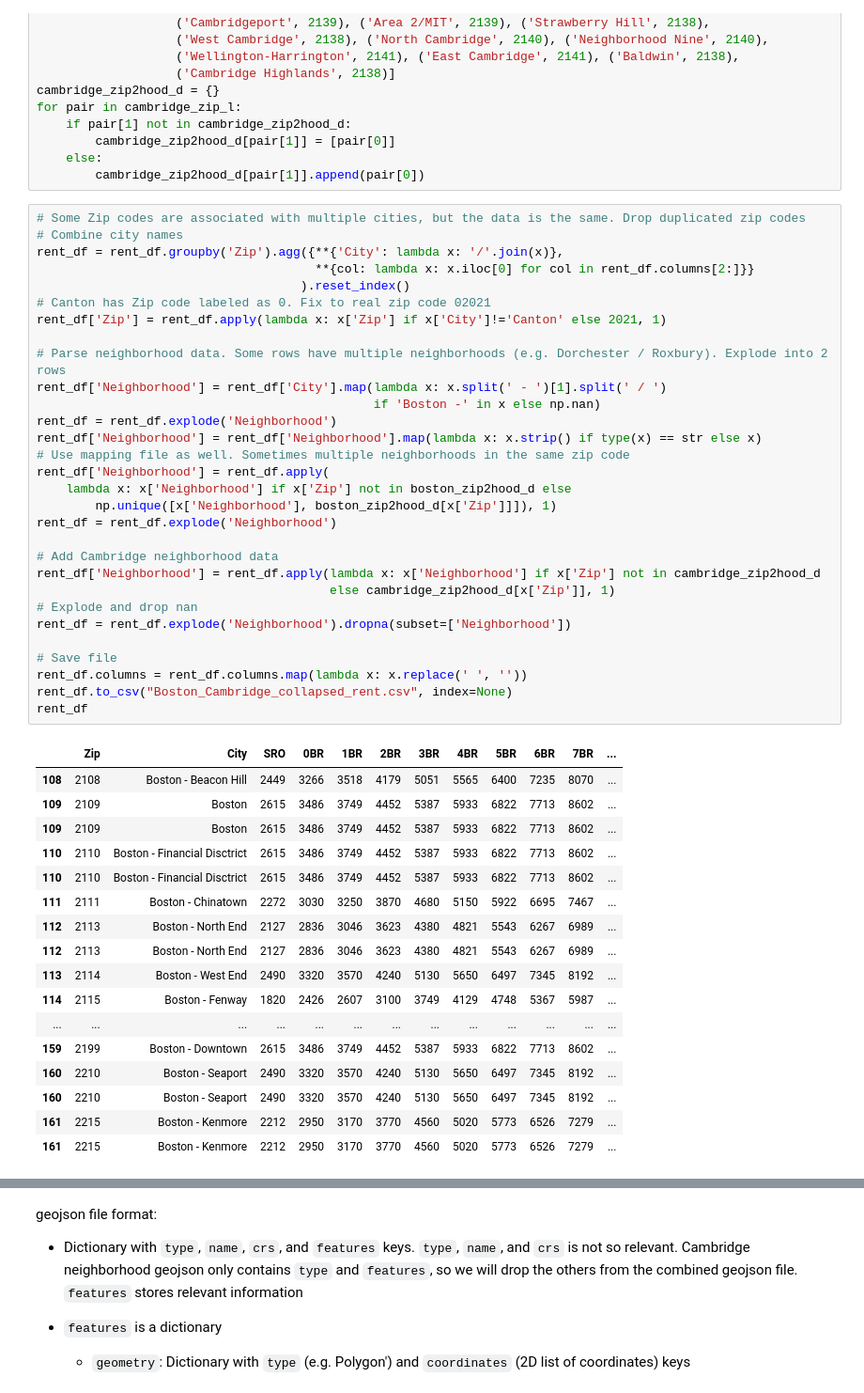
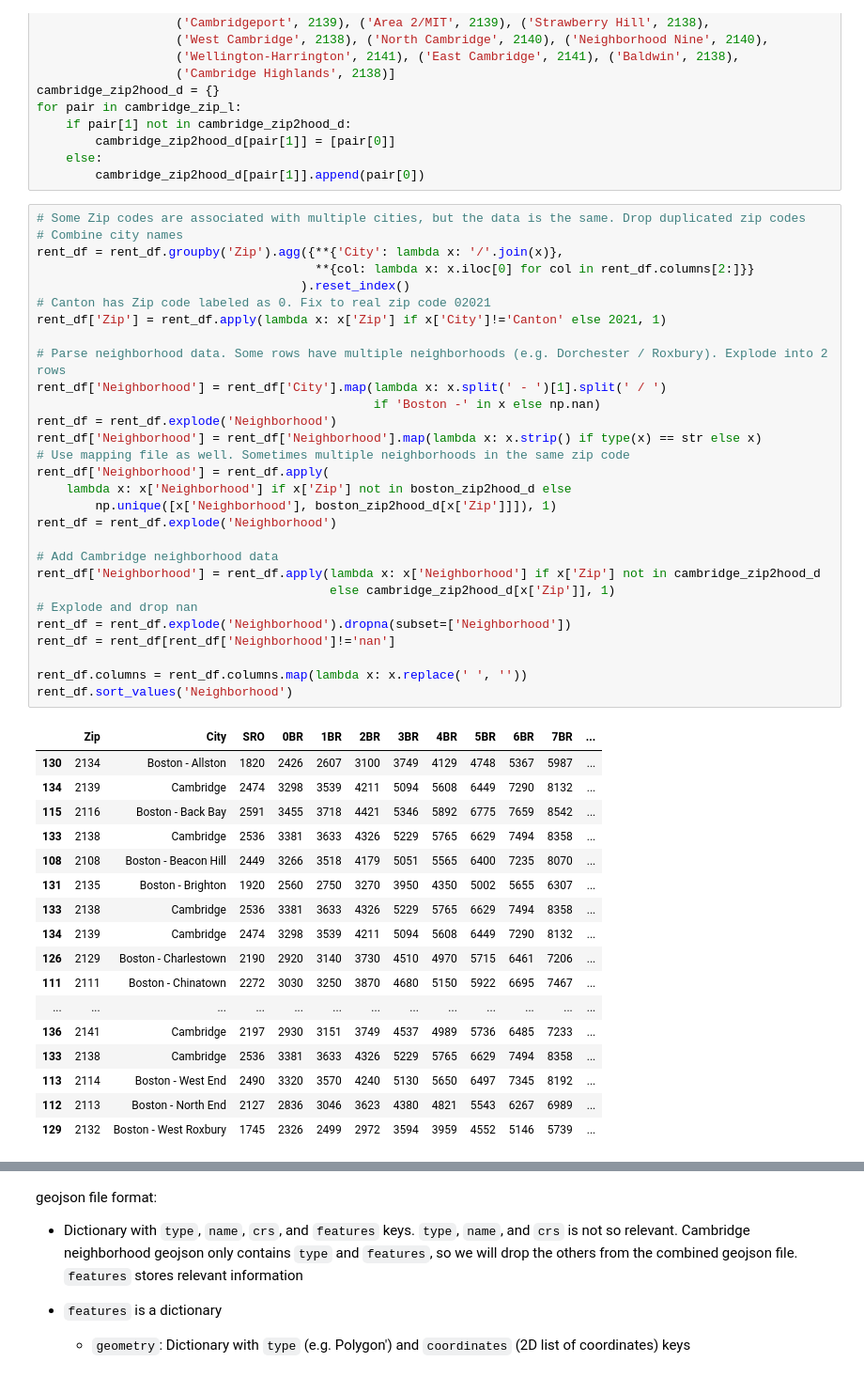
Before and after one commit to yoakiyama/zoning-dashboard-fp, a Jupyter notebook: data/prep_full_geojson.ipynb, the cells around one changed output, grey strips where cells are left out. Shown at 94% size. Cells and saved outputs as stored; diff of their text form.

Commit message:
fix rent data by bedroom

```diff
--- a/data/prep_full_geojson.ipynb
+++ b/data/prep_full_geojson.ipynb
@@ -34,48 +34,47 @@ for pair in cambridge_zip_l:
 # %%
 # Some Zip codes are associated with multiple cities, but the data is the same. Drop duplicated zip codes
 # Combine city names
 rent_df = rent_df.groupby('Zip').agg({**{'City': lambda x: '/'.join(x)},
                                       **{col: lambda x: x.iloc[0] for col in rent_df.columns[2:]}}
                                     ).reset_index()
 # Canton has Zip code labeled as 0. Fix to real zip code 02021
 rent_df['Zip'] = rent_df.apply(lambda x: x['Zip'] if x['City']!='Canton' else 2021, 1)
 
 # Parse neighborhood data. Some rows have multiple neighborhoods (e.g. Dorchester / Roxbury). Explode into 2 rows
 rent_df['Neighborhood'] = rent_df['City'].map(lambda x: x.split(' - ')[1].split(' / ')
                                               if 'Boston -' in x else np.nan)
 rent_df = rent_df.explode('Neighborhood')
 rent_df['Neighborhood'] = rent_df['Neighborhood'].map(lambda x: x.strip() if type(x) == str else x)
 # Use mapping file as well. Sometimes multiple neighborhoods in the same zip code
 rent_df['Neighborhood'] = rent_df.apply(
     lambda x: x['Neighborhood'] if x['Zip'] not in boston_zip2hood_d else
         np.unique([x['Neighborhood'], boston_zip2hood_d[x['Zip']]]), 1)
 rent_df = rent_df.explode('Neighborhood')
 
 # Add Cambridge neighborhood data
 rent_df['Neighborhood'] = rent_df.apply(lambda x: x['Neighborhood'] if x['Zip'] not in cambridge_zip2hood_d
                                         else cambridge_zip2hood_d[x['Zip']], 1)
 # Explode and drop nan
 rent_df = rent_df.explode('Neighborhood').dropna(subset=['Neighborhood'])
+rent_df = rent_df[rent_df['Neighborhood']!='nan']
 
-# Save file
 rent_df.columns = rent_df.columns.map(lambda x: x.replace(' ', ''))
-rent_df.to_csv("Boston_Cambridge_collapsed_rent.csv", index=None)
-rent_df
+rent_df.sort_values('Neighborhood')
 # %% [output]
 |  | Zip | City | SRO | 0BR | 1BR | 2BR | 3BR | 4BR | 5BR | 6BR | 7BR | ... |
+| 130 | 2134 | Boston - Allston | 1820 | 2426 | 2607 | 3100 | 3749 | 4129 | 4748 | 5367 | 5987 | ... |
+| 134 | 2139 | Cambridge | 2474 | 3298 | 3539 | 4211 | 5094 | 5608 | 6449 | 7290 | 8132 | ... |
+| 115 | 2116 | Boston - Back Bay | 2591 | 3455 | 3718 | 4421 | 5346 | 5892 | 6775 | 7659 | 8542 | ... |
+| 133 | 2138 | Cambridge | 2536 | 3381 | 3633 | 4326 | 5229 | 5765 | 6629 | 7494 | 8358 | ... |
 | 108 | 2108 | Boston - Beacon Hill | 2449 | 3266 | 3518 | 4179 | 5051 | 5565 | 6400 | 7235 | 8070 | ... |
-| 109 | 2109 | Boston | 2615 | 3486 | 3749 | 4452 | 5387 | 5933 | 6822 | 7713 | 8602 | ... |
-| 109 | 2109 | Boston | 2615 | 3486 | 3749 | 4452 | 5387 | 5933 | 6822 | 7713 | 8602 | ... |
-| 110 | 2110 | Boston - Financial Disctrict | 2615 | 3486 | 3749 | 4452 | 5387 | 5933 | 6822 | 7713 | 8602 | ... |
-| 110 | 2110 | Boston - Financial Disctrict | 2615 | 3486 | 3749 | 4452 | 5387 | 5933 | 6822 | 7713 | 8602 | ... |
+| 131 | 2135 | Boston - Brighton | 1920 | 2560 | 2750 | 3270 | 3950 | 4350 | 5002 | 5655 | 6307 | ... |
+| 133 | 2138 | Cambridge | 2536 | 3381 | 3633 | 4326 | 5229 | 5765 | 6629 | 7494 | 8358 | ... |
+| 134 | 2139 | Cambridge | 2474 | 3298 | 3539 | 4211 | 5094 | 5608 | 6449 | 7290 | 8132 | ... |
+| 126 | 2129 | Boston - Charlestown | 2190 | 2920 | 3140 | 3730 | 4510 | 4970 | 5715 | 6461 | 7206 | ... |
 | 111 | 2111 | Boston - Chinatown | 2272 | 3030 | 3250 | 3870 | 4680 | 5150 | 5922 | 6695 | 7467 | ... |
+| ... | ... | ... | ... | ... | ... | ... | ... | ... | ... | ... | ... | ... |
+| 136 | 2141 | Cambridge | 2197 | 2930 | 3151 | 3749 | 4537 | 4989 | 5736 | 6485 | 7233 | ... |
+| 133 | 2138 | Cambridge | 2536 | 3381 | 3633 | 4326 | 5229 | 5765 | 6629 | 7494 | 8358 | ... |
+| 113 | 2114 | Boston - West End | 2490 | 3320 | 3570 | 4240 | 5130 | 5650 | 6497 | 7345 | 8192 | ... |
 | 112 | 2113 | Boston - North End | 2127 | 2836 | 3046 | 3623 | 4380 | 4821 | 5543 | 6267 | 6989 | ... |
-| 112 | 2113 | Boston - North End | 2127 | 2836 | 3046 | 3623 | 4380 | 4821 | 5543 | 6267 | 6989 | ... |
-| 113 | 2114 | Boston - West End | 2490 | 3320 | 3570 | 4240 | 5130 | 5650 | 6497 | 7345 | 8192 | ... |
-| 114 | 2115 | Boston - Fenway | 1820 | 2426 | 2607 | 3100 | 3749 | 4129 | 4748 | 5367 | 5987 | ... |
-| ... | ... | ... | ... | ... | ... | ... | ... | ... | ... | ... | ... | ... |
-| 159 | 2199 | Boston - Downtown | 2615 | 3486 | 3749 | 4452 | 5387 | 5933 | 6822 | 7713 | 8602 | ... |
-| 160 | 2210 | Boston - Seaport | 2490 | 3320 | 3570 | 4240 | 5130 | 5650 | 6497 | 7345 | 8192 | ... |
-| 160 | 2210 | Boston - Seaport | 2490 | 3320 | 3570 | 4240 | 5130 | 5650 | 6497 | 7345 | 8192 | ... |
-| 161 | 2215 | Boston - Kenmore | 2212 | 2950 | 3170 | 3770 | 4560 | 5020 | 5773 | 6526 | 7279 | ... |
-| 161 | 2215 | Boston - Kenmore | 2212 | 2950 | 3170 | 3770 | 4560 | 5020 | 5773 | 6526 | 7279 | ... |
+| 129 | 2132 | Boston - West Roxbury | 1745 | 2326 | 2499 | 2972 | 3594 | 3959 | 4552 | 5146 | 5739 | ... |
```
Also changed, not shown: parts of 5 cells of this notebook, 1 other file.
